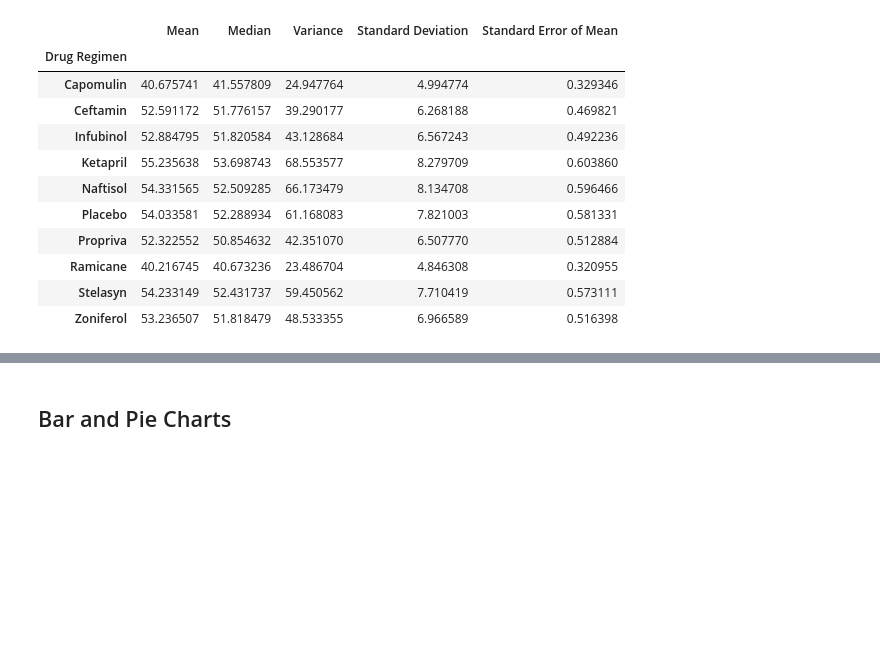
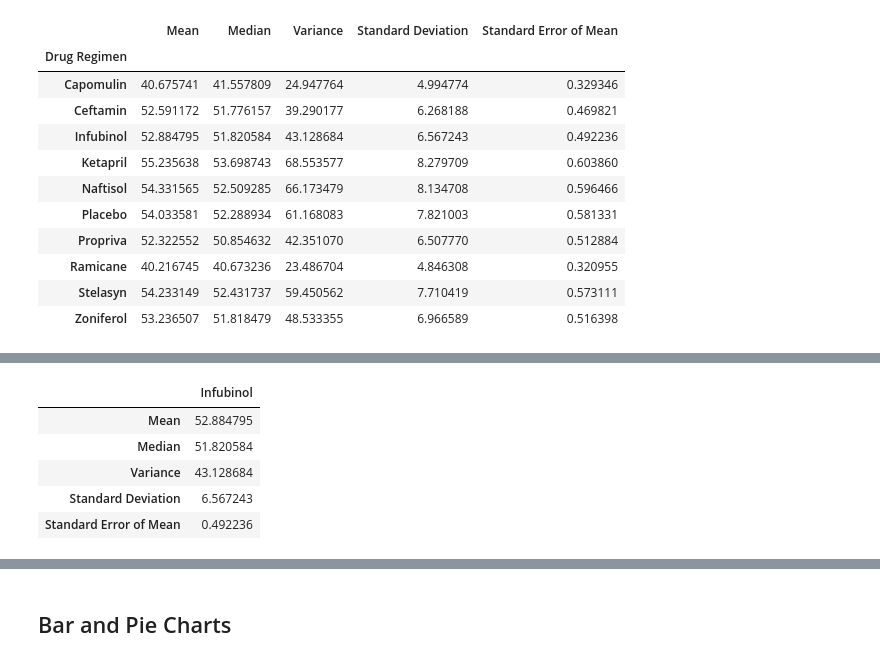
Before and after one commit to E-Weber/matplotlib-challenge, a Jupyter notebook: Instructions/Pymaceuticals/pymaceuticals_starter.ipynb, the cells around one changed output, grey strips where cells are left out. Saved outputs shown, nothing was run; the diff lists cells and outputs as text; code cells hidden in the pictures; blank space fills up the shorter version.

```diff
--- a/Instructions/Pymaceuticals/pymaceuticals_starter.ipynb
+++ b/Instructions/Pymaceuticals/pymaceuticals_starter.ipynb
@@ -222,0 +249,9 @@ tumor_df
+# %%
+Infubinol
+# %% [output]
+|  | Infubinol |
+| Mean | 52.884795 |
+| Median | 51.820584 |
+| Variance | 43.128684 |
+| Standard Deviation | 6.567243 |
+| Standard Error of Mean | 0.492236 |
```
Also changed, not shown: parts of 11 cells of this notebook.
